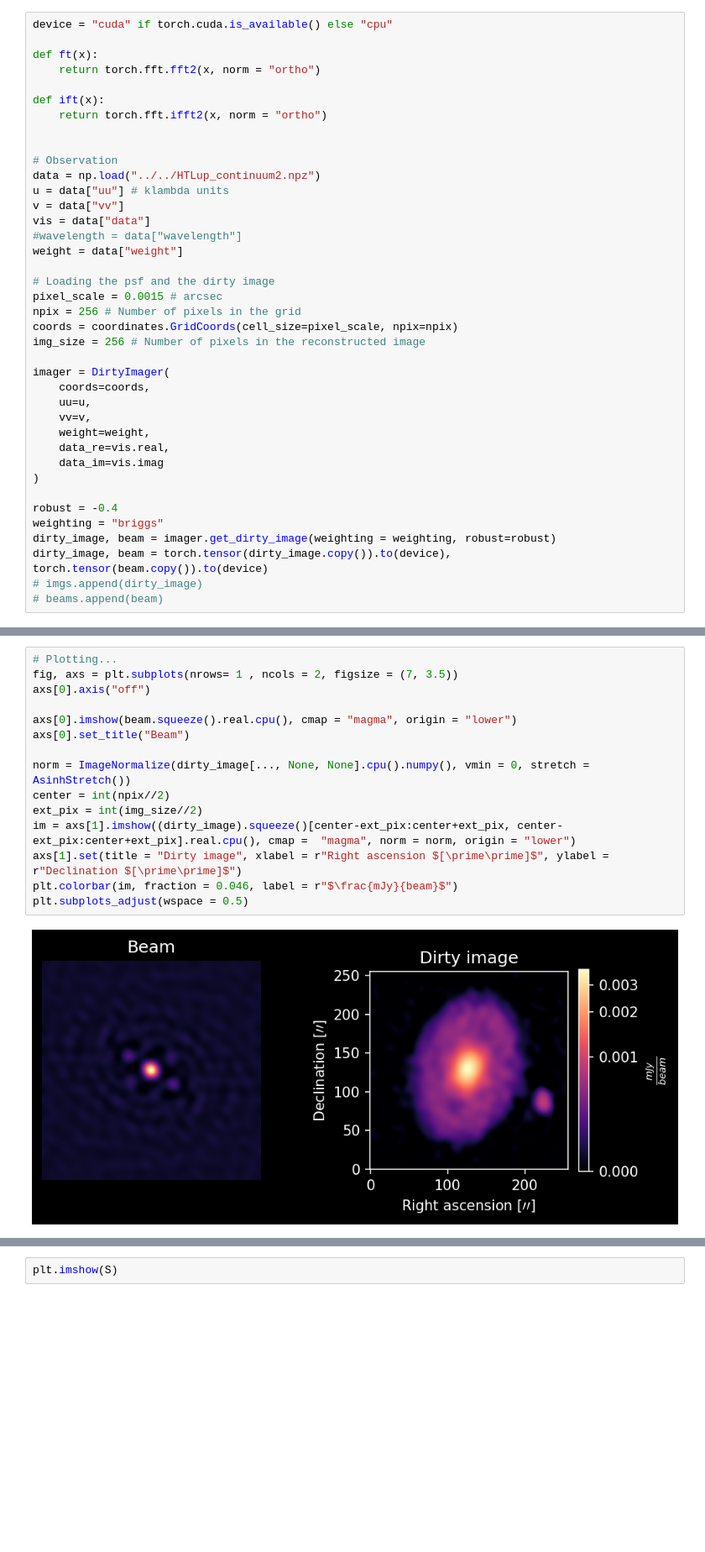
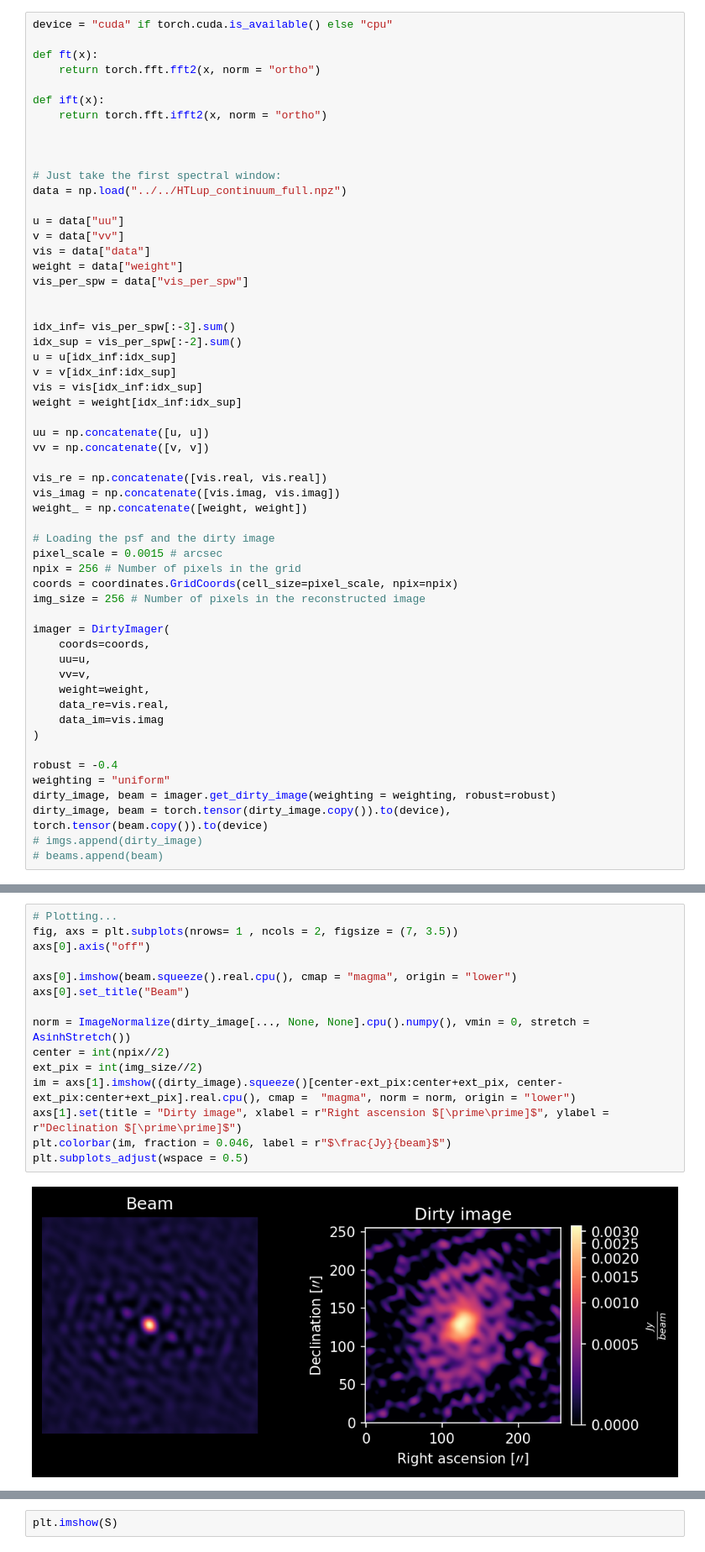
Before and after one commit to EnceladeCandy/diffusion-radio-astronomy, a Jupyter notebook: notebooks/mpol_inf_real copy 5.ipynb, the cells around one changed output, grey strips where cells are left out. Shown at 84% size. Drawn from its saved outputs; the diff is of its cells as text; blank space fills up the shorter version.

```diff
--- a/notebooks/mpol_inf_real copy 5.ipynb
+++ b/notebooks/mpol_inf_real copy 5.ipynb
@@ -39,13 +39,30 @@ def ift(x):
     return torch.fft.ifft2(x, norm = "ortho")
 
 
-# Observation
-data = np.load("../../HTLup_continuum2.npz")
-u = data["uu"] # klambda units
+
+# Just take the first spectral window:
+data = np.load("../../HTLup_continuum_full.npz")
+
+u = data["uu"]
 v = data["vv"]
 vis = data["data"]
-#wavelength = data["wavelength"]
 weight = data["weight"]
+vis_per_spw = data["vis_per_spw"]
+
+
+idx_inf= vis_per_spw[:-3].sum()
+idx_sup = vis_per_spw[:-2].sum()
+u = u[idx_inf:idx_sup]
+v = v[idx_inf:idx_sup]
+vis = vis[idx_inf:idx_sup]
+weight = weight[idx_inf:idx_sup]
+
+uu = np.concatenate([u, u])
+vv = np.concatenate([v, v])
+
+vis_re = np.concatenate([vis.real, vis.real])
+vis_imag = np.concatenate([vis.imag, vis.imag])
+weight_ = np.concatenate([weight, weight])
 
 # Loading the psf and the dirty image
 pixel_scale = 0.0015 # arcsec
@@ -63,7 +80,7 @@ imager = DirtyImager(
 )
 
 robust = -0.4
-weighting = "briggs"
+weighting = "uniform"
 dirty_image, beam = imager.get_dirty_image(weighting = weighting, robust=robust)
 dirty_image, beam = torch.tensor(dirty_image.copy()).to(device), torch.tensor(beam.copy()).to(device)
 # imgs.append(dirty_image)
@@ -71,20 +106,20 @@ dirty_image, beam = torch.tensor(dirty_image.copy()).to(device), torch.tensor(be
 # %%
 # Plotting...
 fig, axs = plt.subplots(nrows= 1 , ncols = 2, figsize = (7, 3.5))
 axs[0].axis("off")
 
 axs[0].imshow(beam.squeeze().real.cpu(), cmap = "magma", origin = "lower")
 axs[0].set_title("Beam")
 
 norm = ImageNormalize(dirty_image[..., None, None].cpu().numpy(), vmin = 0, stretch = AsinhStretch())
 center = int(npix//2)
 ext_pix = int(img_size//2)
 im = axs[1].imshow((dirty_image).squeeze()[center-ext_pix:center+ext_pix, center-ext_pix:center+ext_pix].real.cpu(), cmap =  "magma", norm = norm, origin = "lower")
 axs[1].set(title = "Dirty image", xlabel = r"Right ascension $[\prime\prime]$", ylabel = r"Declination $[\prime\prime]$")
-plt.colorbar(im, fraction = 0.046, label = r"$\frac{mJy}{beam}$")
+plt.colorbar(im, fraction = 0.046, label = r"$\frac{Jy}{beam}$")
 plt.subplots_adjust(wspace = 0.5)
 # %% [output]
-[figure, old version]
+[figure, new version]
 # %%
 # Including the hermitian pair for each visibility
 uu = np.concatenate([u, u])
```
Also changed, not shown: parts of 20 cells of this notebook, 11 other files.
